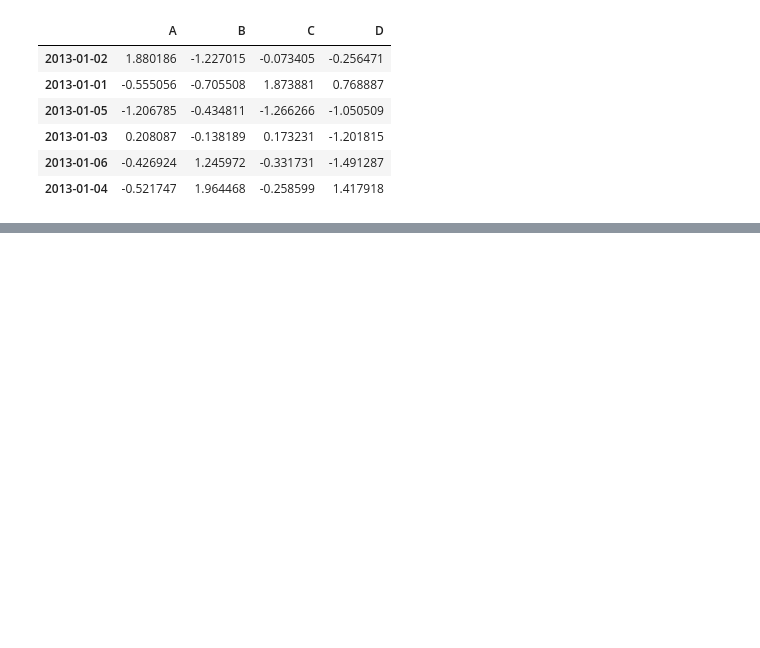
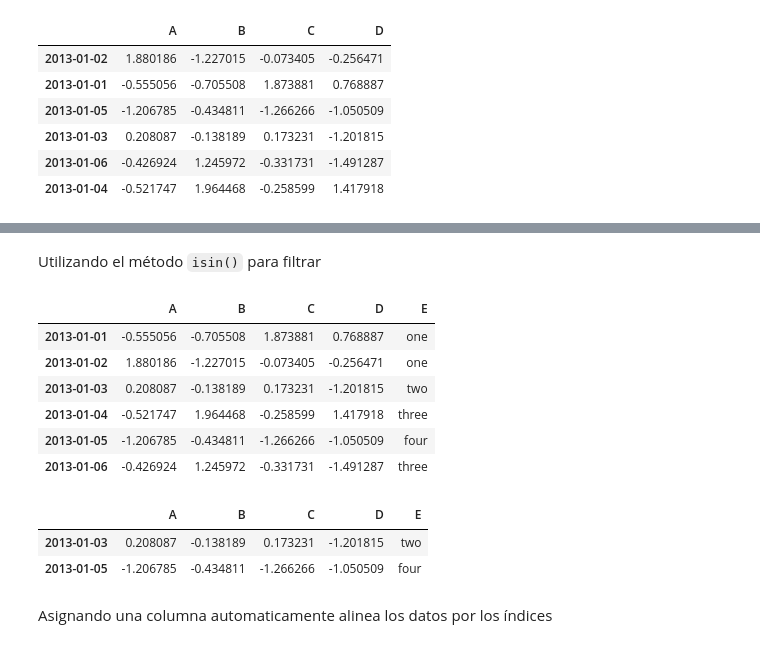
Before and after one commit to jesusrevilla/mineria-de-datos, a Jupyter notebook: primer-parcial/10_minutes_to_pandas.ipynb, the cells around one changed output, grey strips where cells are left out. Saved outputs shown, nothing was run; the diff lists cells and outputs as text; code cells hidden in the pictures; blank space fills up the shorter version.

```diff
--- a/primer-parcial/10_minutes_to_pandas.ipynb
+++ b/primer-parcial/10_minutes_to_pandas.ipynb
@@ -174,0 +313,23 @@ df.sort_values(by="B")
+# %% [markdown]
+Utilizando el método `isin()` para filtrar
+# %%
+df2 = df.copy()
+df2["E"] = ['one', 'one', 'two', 'three', 'four', 'three']
+# %%
+df2
+# %% [output]
+|  | A | B | C | D | E |
+| 2013-01-01 | -0.555056 | -0.705508 | 1.873881 | 0.768887 | one |
+| 2013-01-02 | 1.880186 | -1.227015 | -0.073405 | -0.256471 | one |
+| 2013-01-03 | 0.208087 | -0.138189 | 0.173231 | -1.201815 | two |
+| 2013-01-04 | -0.521747 | 1.964468 | -0.258599 | 1.417918 | three |
+| 2013-01-05 | -1.206785 | -0.434811 | -1.266266 | -1.050509 | four |
+| 2013-01-06 | -0.426924 | 1.245972 | -0.331731 | -1.491287 | three |
+# %%
+df2[df2['E'].isin(['two', 'four'])]
+# %% [output]
+|  | A | B | C | D | E |
+| 2013-01-03 | 0.208087 | -0.138189 | 0.173231 | -1.201815 | two |
+| 2013-01-05 | -1.206785 | -0.434811 | -1.266266 | -1.050509 | four |
+# %% [markdown]
+Asignando una columna automaticamente alinea los datos por los índices
```
Also changed, not shown: parts of 80 cells of this notebook.
